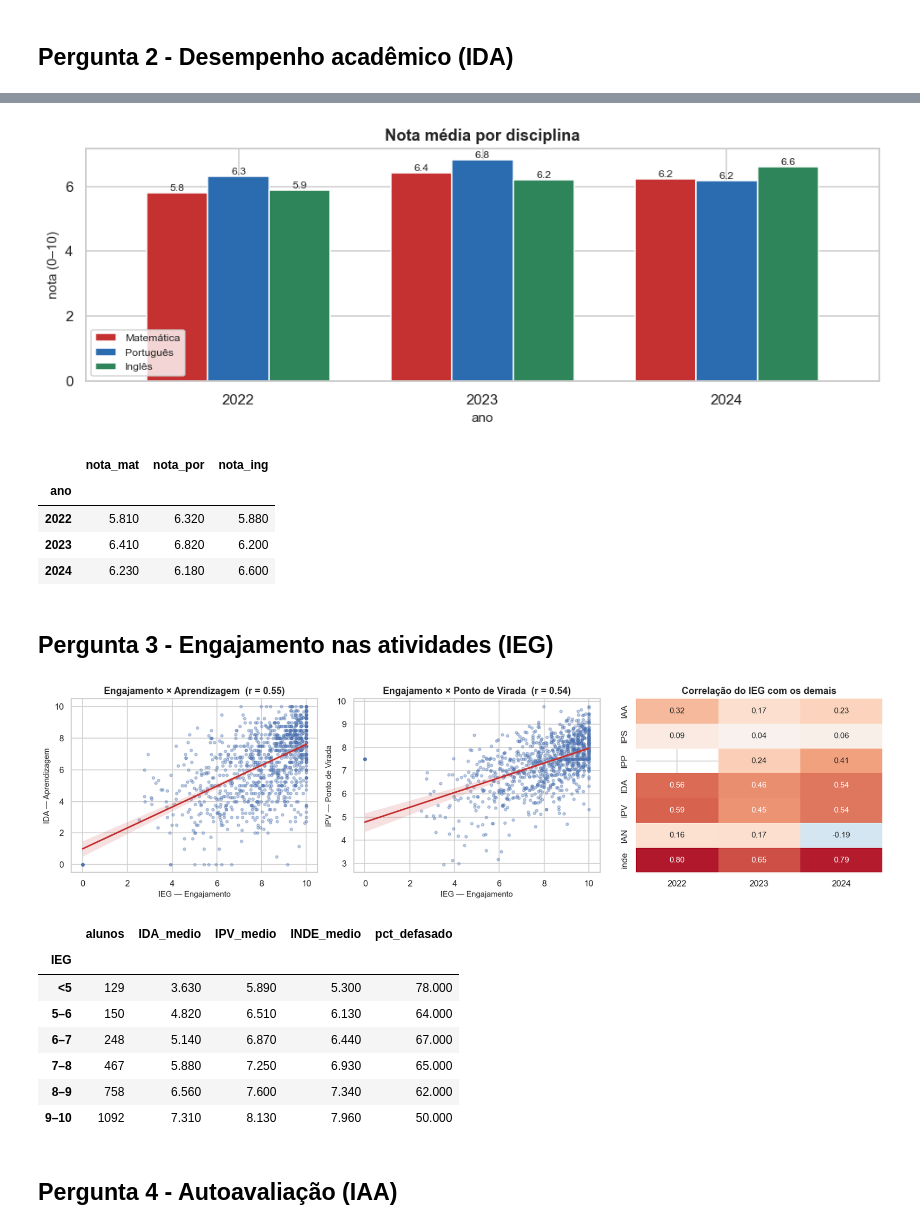
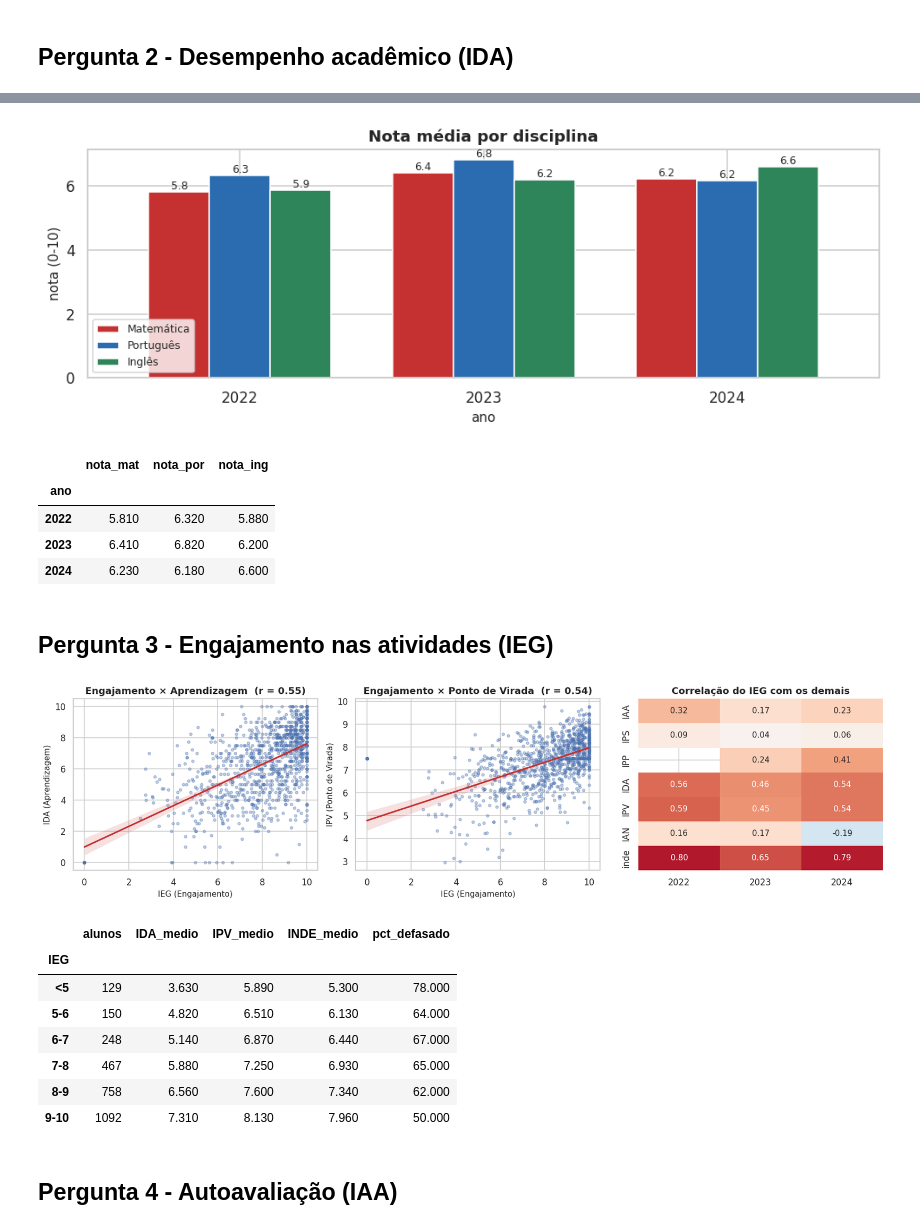
Before and after one commit to jnssena/datathon_2026, a Jupyter notebook: datathon_passos_magicos.ipynb, the cells around one changed output, grey strips where cells are left out. Drawn from its saved outputs; the diff is of its cells as text; code cells hidden in the pictures.

```diff
--- a/datathon_passos_magicos.ipynb
+++ b/datathon_passos_magicos.ipynb
@@ -942,20 +938,20 @@ display(painel.groupby("ano")[["IDA", "IEG", "IPS", "IAA", "IPV", "IAN", "inde"]
 # %%
 # notas por disciplina
 notas = painel.groupby("ano")[["nota_mat", "nota_por", "nota_ing"]].mean()
 eixo = notas.plot(kind="bar", figsize=(9, 3.4), width=0.75,
                   color=[COR["alerta"], COR["principal"], COR["ok"]])
 eixo.set_title("Nota média por disciplina")
-eixo.set_ylabel("nota (0–10)")
+eixo.set_ylabel("nota (0-10)")
 eixo.tick_params(axis="x", rotation=0)
 eixo.legend(["Matemática", "Português", "Inglês"], fontsize=8)
 for container in eixo.containers:
     eixo.bar_label(container, fmt="%.1f", fontsize=8)
 plt.tight_layout()
 plt.show()
 
 display(notas.round(2))
 # %% [output]
-[figure, old version]
+[figure, new version]
 |  | nota_mat | nota_por | nota_ing |
 | ano |  |  |  |
 | 2022 | 5.810 | 6.320 | 5.880 |
@@ -973,8 +969,8 @@ for eixo, (x, y) in zip(eixos[:2], [("IEG", "IDA"), ("IEG", "IPV")]):
                 line_kws={"color": COR["alerta"], "lw": 2})
     r = dados_2024[x].corr(dados_2024[y])
     eixo.set_title(f"{NOME_INDICADOR[x]} × {NOME_INDICADOR[y]}  (r = {r:.2f})")
-    eixo.set_xlabel(f"{x} — {NOME_INDICADOR[x]}")
-    eixo.set_ylabel(f"{y} — {NOME_INDICADOR[y]}")
+    eixo.set_xlabel(f"{x} ({NOME_INDICADOR[x]})")
+    eixo.set_ylabel(f"{y} ({NOME_INDICADOR[y]})")
 
 # correlação do IEG com todo o resto, ano a ano
 correlacoes = pd.DataFrame({
@@ -988,11 +984,11 @@ eixos[2].set_title("Correlação do IEG com os demais")
 plt.tight_layout()
 plt.show()
 # %% [output]
-[figure, old version]
+[figure, new version]
 # %%
 # o engajamento traduz-se em desempenho? faixas de IEG × IDA médio
 faixas = pd.cut(painel["IEG"], bins=[0, 5, 6, 7, 8, 9, 10],
-                labels=["<5", "5–6", "6–7", "7–8", "8–9", "9–10"])
+                labels=["<5", "5-6", "6-7", "7-8", "8-9", "9-10"])
 tabela = painel.groupby(faixas, observed=True).agg(
     alunos=("IEG", "size"),
     IDA_medio=("IDA", "mean"),
@@ -1006,11 +1002,11 @@ display(tabela)
 |  | alunos | IDA_medio | IPV_medio | INDE_medio | pct_defasado |
 | IEG |  |  |  |  |  |
 | <5 | 129 | 3.630 | 5.890 | 5.300 | 78.000 |
-| 5–6 | 150 | 4.820 | 6.510 | 6.130 | 64.000 |
-| 6–7 | 248 | 5.140 | 6.870 | 6.440 | 67.000 |
-| 7–8 | 467 | 5.880 | 7.250 | 6.930 | 65.000 |
-| 8–9 | 758 | 6.560 | 7.600 | 7.340 | 62.000 |
-| 9–10 | 1092 | 7.310 | 8.130 | 7.960 | 50.000 |
+| 5-6 | 150 | 4.820 | 6.510 | 6.130 | 64.000 |
+| 6-7 | 248 | 5.140 | 6.870 | 6.440 | 67.000 |
+| 7-8 | 467 | 5.880 | 7.250 | 6.930 | 65.000 |
+| 8-9 | 758 | 6.560 | 7.600 | 7.340 | 62.000 |
+| 9-10 | 1092 | 7.310 | 8.130 | 7.960 | 50.000 |
 # %% [markdown]
 ## Pergunta 4 - Autoavaliação (IAA)
 # %%
```
Also changed, not shown: parts of 36 cells of this notebook, 1 other file.
